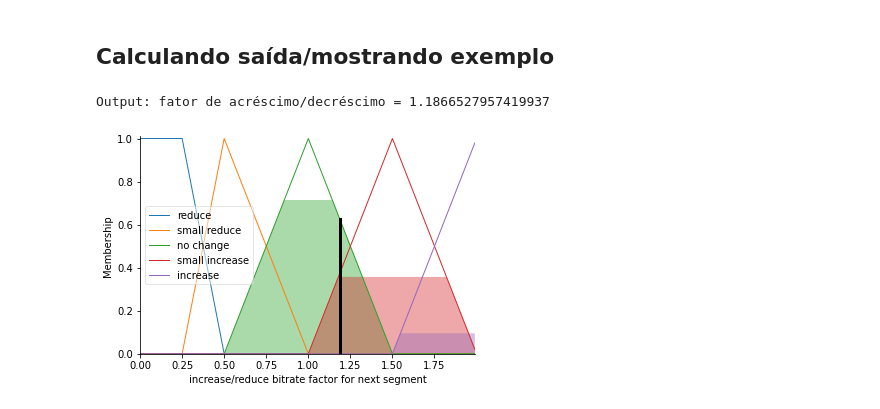
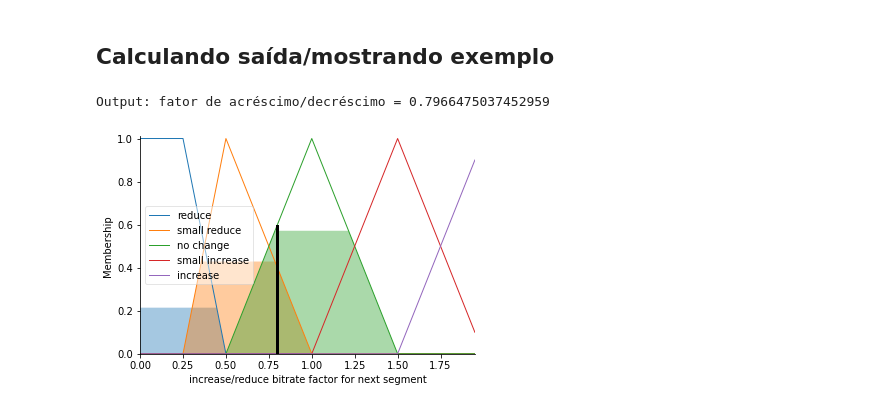
Before and after one commit to capelaum/TR2-ABR-Algorithm, a Jupyter notebook: FuzzyExample/FuzzyExample.ipynb, the cells around one changed output. Saved outputs shown, nothing was run; the diff lists cells and outputs as text; code cells hidden in the pictures.

Commit message:
fix + updates: r2a_fdash

```diff
--- a/FuzzyExample/FuzzyExample.ipynb
+++ b/FuzzyExample/FuzzyExample.ipynb
@@ -16,33 +16,30 @@ P2 = 2      # Aumentar
 # %% [markdown]
 # Declarando antecedentes e consequentes (universos)
 # %%
-bTime = ctrl.Antecedent(np.arange(0, 5*T, 1), 'Buffering time t (s)')
-bTimeDiff = ctrl.Antecedent(np.arange(-T, 5*T, 1), 'Differential of the buffering time Δt (s)')
-qualityDiff = ctrl.Consequent(np.arange(0, 2, 0.01), 'increase/reduce bitrate factor for next segment')
+bTime = ctrl.Antecedent(np.arange(0, 4*T, 1), 'Buffering time t (s)')
+bTimeDiff = ctrl.Antecedent(np.arange(-T, 4*T, 1), 'Differential of the buffering time Δt (s)')
+qualityDiff = ctrl.Consequent(np.arange(0, P2 + 0.05, 0.05), 'increase/reduce bitrate factor for next segment')
 # %% [markdown]
 # Montando membership functions + vendo resultados
 # %%
 # Diferença entre tempo de buffering atual com um valor alvo T = 35s
 bTime['short'] = fuzz.trapmf(bTime.universe, [0, 0, (2*T/3), T])
 bTime['close'] = fuzz.trapmf(bTime.universe, [(2*T/3), T, T, 4*T])
-bTime['long'] = fuzz.trapmf(bTime.universe, [T, 4*T, 5*T, 5*T])
+bTime['long'] = fuzz.trapmf(bTime.universe, [T, 4*T, 4*T, 5*T])
 
 # Comportamento da taxa de transferência entre tempos de buffering consecutivos
-bTimeDiffUniverse = bTimeDiff.universe
-bTimeDiff['falling'] = fuzz.trapmf(bTimeDiffUniverse, [-T, -T, (-2*T/3), 0])
-bTimeDiff['steady'] = fuzz.trapmf(bTimeDiffUniverse, [(-2*T/3), 0, 0, 5*T])
-bTimeDiff['rising'] = fuzz.trapmf(bTimeDiffUniverse, [0, 4*T, 5*T, 5*T])
+bTimeDiff['falling'] = fuzz.trapmf(bTimeDiff.universe, [-T, -T, (-2*T/3), 0])
+bTimeDiff['steady'] = fuzz.trapmf(bTimeDiff.universe, [(-2*T/3), 1, 1, 4*T])
+bTimeDiff['rising'] = fuzz.trapmf(bTimeDiff.universe, [0, 4*T, 4*T, 5*T])
 
 # Fator de incremento/decremento da qualidade do próximo segmento
-qualityDiffUniverse = qualityDiff.universe
-qualityDiff['reduce'] = fuzz.trapmf(qualityDiffUniverse, [0, 0, N2, N1])
-qualityDiff['small reduce'] = fuzz.trapmf(qualityDiffUniverse, [N2, N1, N1, Z])
-qualityDiff['no change'] = fuzz.trapmf(qualityDiffUniverse, [N1, Z, Z, P1])
-qualityDiff['small increase'] = fuzz.trapmf(qualityDiffUniverse, [Z, P1, P1, P2])
-qualityDiff['increase'] = fuzz.trapmf(qualityDiffUniverse, [P1, P2, 2, 2])
+qualityDiff['reduce'] = fuzz.trapmf(qualityDiff.universe, [0, 0, N2, N1])
+qualityDiff['small reduce'] = fuzz.trapmf(qualityDiff.universe, [N2, N1, N1, Z])
+qualityDiff['no change'] = fuzz.trapmf(qualityDiff.universe, [N1, Z, Z, P1])
+qualityDiff['small increase'] = fuzz.trapmf(qualityDiff.universe, [Z, P1, P1, P2])
+qualityDiff['increase'] = fuzz.trapmf(qualityDiff.universe, [P1, P2, P2, P2])
 
 bTime.view()
 bTimeDiff.view()
 qualityDiff.view()
-# TODO verificar
 # %% [output]
@@ -88,14 +83,14 @@ FDASH = ctrl.ControlSystemSimulation(FDASHControl)
 # %% [markdown]
 ## Calculando saída/mostrando exemplo
 # %%
-FDASH.input['Buffering time t (s)'] = 45
-FDASH.input['Differential of the buffering time Δt (s)'] = 50
+FDASH.input['Buffering time t (s)'] = 30
+FDASH.input['Differential of the buffering time Δt (s)'] = -5
 
 FDASH.compute()
 
 output = FDASH.output['increase/reduce bitrate factor for next segment']
 print("Output: fator de acréscimo/decréscimo =", output)
 qualityDiff.view(sim=FDASH)
 # %% [output]
-Output: fator de acréscimo/decréscimo = 1.1866527957419937
+Output: fator de acréscimo/decréscimo = 0.7966475037452959
-[figure, old version]
+[figure, new version]
```
Also changed, not shown: parts of 2 cells of this notebook, 3 other files.
